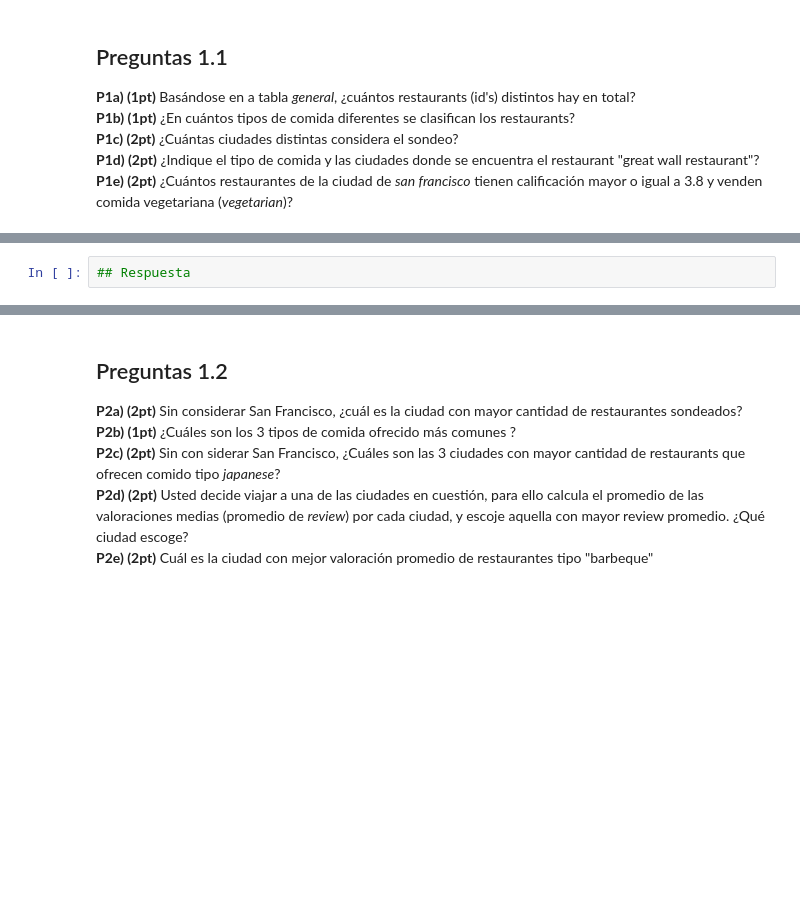
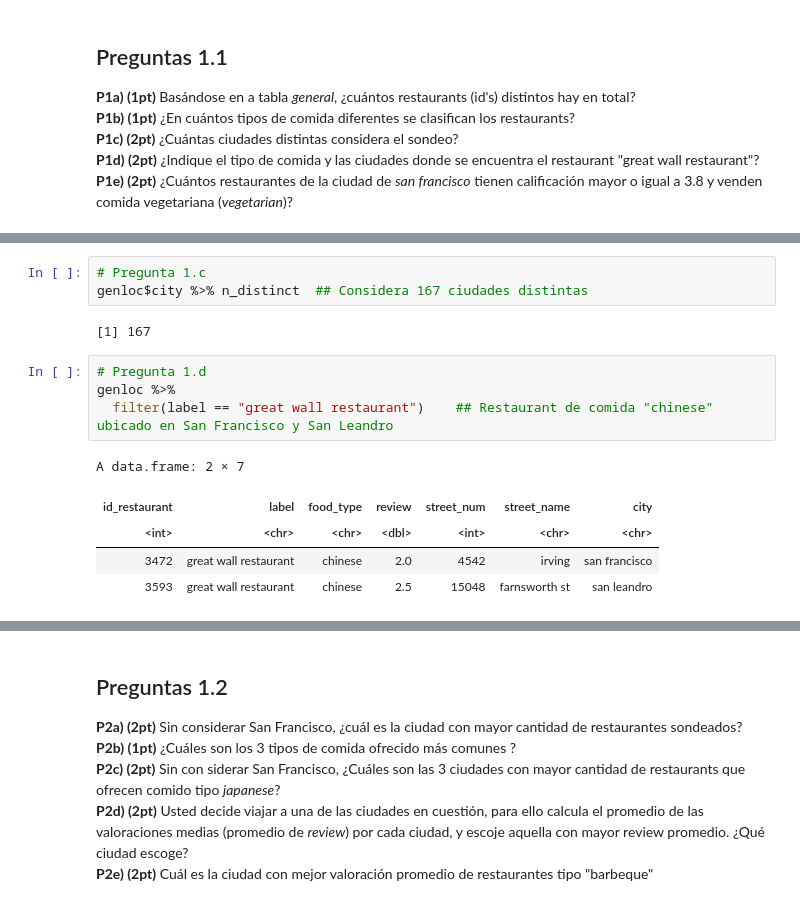
Before and after one commit to HaroldConley/diplomado_BD, a Jupyter notebook: Evaluaciones/C2/Control2.ipynb, the cells around one changed output, grey strips where cells are left out. Saved outputs shown, nothing was run; the diff lists cells and outputs as text; blank space fills up the shorter version.

```diff
--- a/Evaluaciones/C2/Control2.ipynb
+++ b/Evaluaciones/C2/Control2.ipynb
@@ -112,4 +132,17 @@ general$food_type %>% n_distinct  ## Hay 145 tipos de comida diferente
 # %% [output]
 [1] 145
-# %%
-## Respuesta
+# %%
+# Pregunta 1.c
+genloc$city %>% n_distinct  ## Considera 167 ciudades distintas
+# %% [output]
+[1] 167
+# %%
+# Pregunta 1.d
+genloc %>%
+  filter(label == "great wall restaurant")    ## Restaurant de comida "chinese" ubicado en San Francisco y San Leandro
+# %% [output]
+A data.frame: 2 × 7
+| id_restaurant | label | food_type | review | street_num | street_name | city |
+| <int> | <chr> | <chr> | <dbl> | <int> | <chr> | <chr> |
+| 3472 | great wall restaurant | chinese | 2.0 | 4542 | irving | san francisco |
+| 3593 | great wall restaurant | chinese | 2.5 | 15048 | farnsworth st | san leandro |
```
Also changed, not shown: parts of 6 cells of this notebook.
